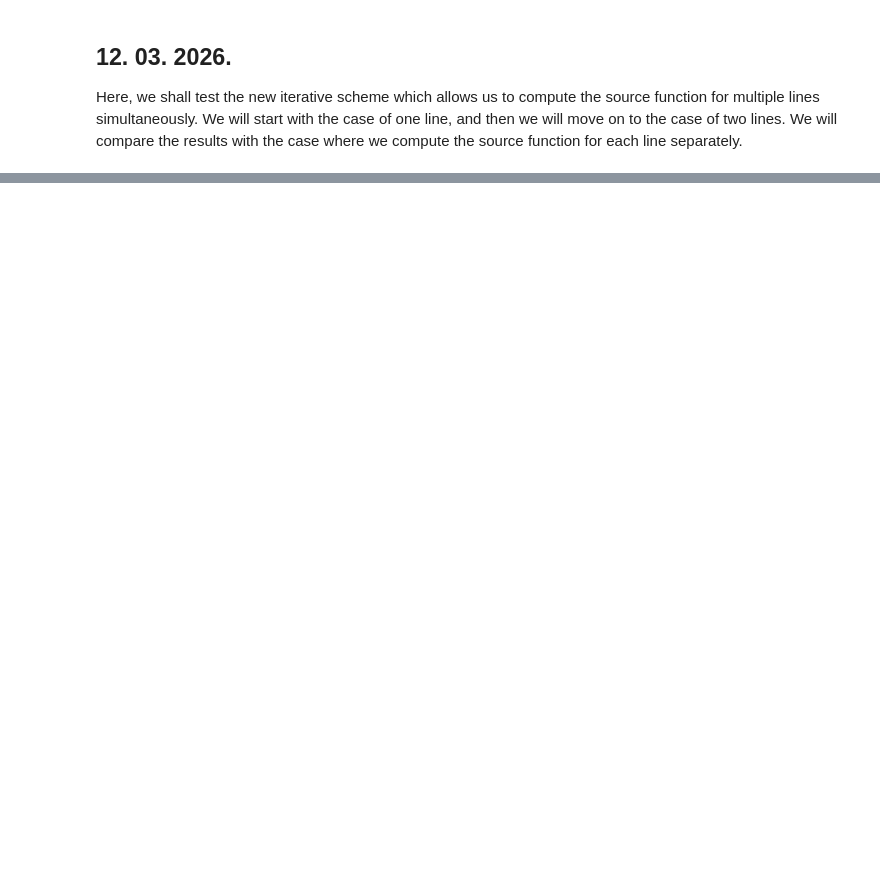
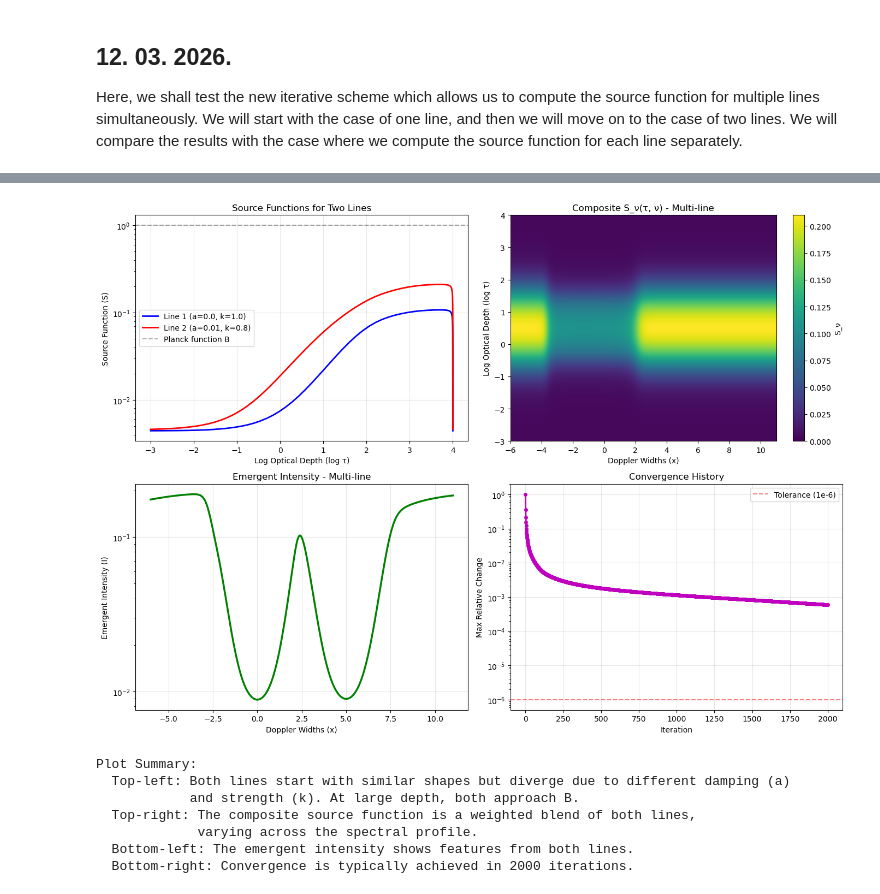
Before and after one commit to ivanzmilic/2lvl_nlte, a Jupyter notebook: slab_experiments/Mihalas_nlte.ipynb, the cells around one changed output, grey strips where cells are left out. Cells and saved outputs as stored; diff of their text form; code cells hidden in the pictures; blank space fills up the shorter version.

```diff
--- a/slab_experiments/Mihalas_nlte.ipynb
+++ b/slab_experiments/Mihalas_nlte.ipynb
@@ -838,0 +1067,63 @@ plt.show()
+# %%
+# Visualization: Multi-line results
+fig, axes = plt.subplots(2, 2, figsize=(14, 10))
+
+# Plot 1: Source functions comparison
+ax = axes[0, 0]
+ax.semilogy(np.log10(slab_multi.tau), result_multi['S_lines'][0], 'b-', label='Line 1 (a=0.0, k=1.0)', linewidth=2)
+ax.semilogy(np.log10(slab_multi.tau), result_multi['S_lines'][1], 'r-', label='Line 2 (a=0.01, k=0.8)', linewidth=2)
+ax.axhline(y=B_multi[0], color='k', linestyle='--', alpha=0.3, label='Planck function B')
+ax.set_xlabel('Log Optical Depth (log τ)')
+ax.set_ylabel('Source Function (S)')
+ax.set_title('Source Functions for Two Lines')
+ax.legend()
+ax.grid(True, alpha=0.3)
+
+# Plot 2: Composite source function heatmap
+ax = axes[0, 1]
+extent = [slab_multi.x_values[0], slab_multi.x_values[-1], np.log10(slab_multi.tau[0]), np.log10(slab_multi.tau[-1])]
+im = ax.imshow(result_multi['S_nu'], origin='lower', aspect='auto', extent=extent, cmap='viridis', vmin=0)
+ax.set_xlabel('Doppler Widths (x)')
+ax.set_ylabel('Log Optical Depth (log τ)')
+ax.set_title('Composite S_ν(τ, ν) - Multi-line')
+cbar = plt.colorbar(im, ax=ax)
+cbar.set_label('S_ν')
+
+# Plot 3: Emergent intensity
+ax = axes[1, 0]
+ax.semilogy(slab_multi.x_values, result_multi['I_emergent'], 'g-', linewidth=2.5)
+ax.set_xlabel('Doppler Widths (x)')
+ax.set_ylabel('Emergent Intensity (I)')
+ax.set_title('Emergent Intensity - Multi-line')
+ax.grid(True, alpha=0.3)
+#ax.set_xlim(-10, 10)
+
+# Plot 4: Convergence history
+ax = axes[1, 1]
+ax.semilogy(range(len(result_multi['rel_history'])), result_multi['rel_history'], 'mo-', linewidth=2, markersize=4)
+ax.axhline(y=1e-6, color='r', linestyle='--', alpha=0.5, label='Tolerance (1e-6)')
+ax.set_xlabel('Iteration')
+ax.set_ylabel('Max Relative Change')
+ax.set_title('Convergence History')
+ax.legend()
+ax.grid(True, alpha=0.3)
+
+plt.tight_layout()
+plt.show()
+
+print("\nPlot Summary:")
+print(f"  Top-left: Both lines start with similar shapes but diverge due to different damping (a)")
+print(f"            and strength (k). At large depth, both approach B.")
+print(f"  Top-right: The composite source function is a weighted blend of both lines,")
+print(f"             varying across the spectral profile.")
+print(f"  Bottom-left: The emergent intensity shows features from both lines.")
+print(f"  Bottom-right: Convergence is typically achieved in {len(result_multi['rel_history'])} iterations.")
+# %% [output]
+[figure, added]
+Plot Summary:
+  Top-left: Both lines start with similar shapes but diverge due to different damping (a)
+            and strength (k). At large depth, both approach B.
+  Top-right: The composite source function is a weighted blend of both lines,
+             varying across the spectral profile.
+  Bottom-left: The emergent intensity shows features from both lines.
+  Bottom-right: Convergence is typically achieved in 2000 iterations.
```
Also changed, not shown: parts of 20 cells of this notebook, 1 other file.
